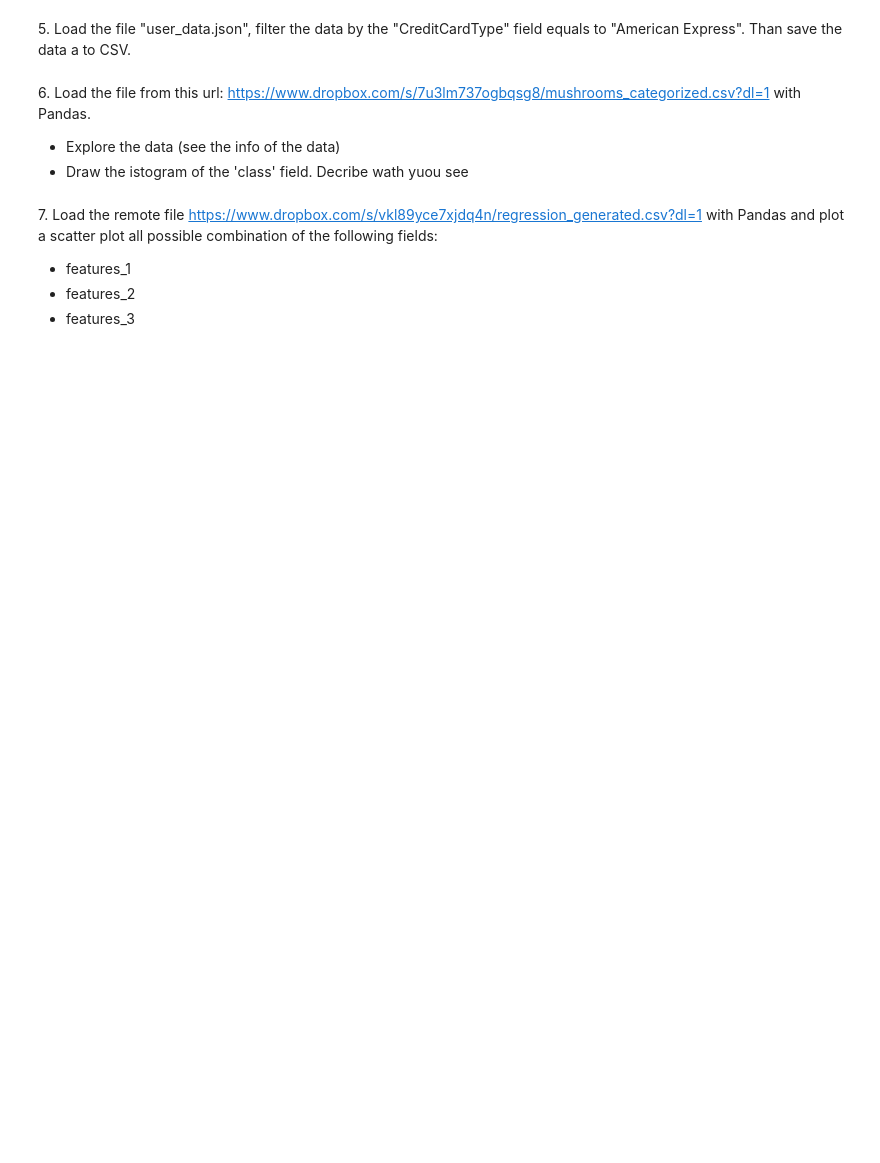
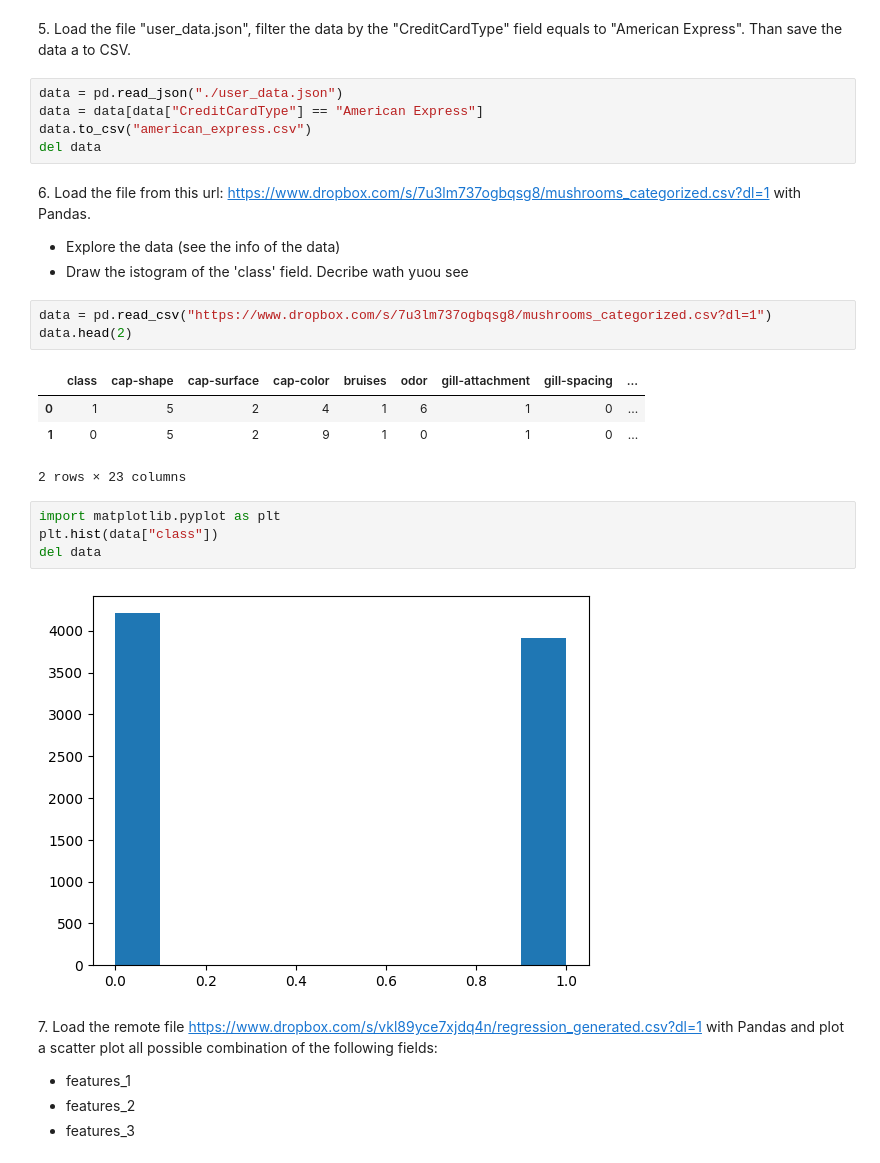
Before and after one commit to paololapo/LaboratoryOfComputationalPhysics_Y6, a Jupyter notebook: 05ex_OSEMN.ipynb, the cells around one changed output. Drawn from its saved outputs; the diff is of its cells as text; blank space fills up the shorter version.

```diff
--- a/05ex_OSEMN.ipynb
+++ b/05ex_OSEMN.ipynb
@@ -71,9 +71,28 @@ for line in f:
 # %% [markdown]
 5\. Load the file "user_data.json", filter the data by the "CreditCardType" field equals to "American Express". Than save the data a to CSV.
+# %%
+data = pd.read_json("./user_data.json")
+data = data[data["CreditCardType"] == "American Express"]
+data.to_csv("american_express.csv")
+del data
 # %% [markdown]
 6\. Load the file from this url: [https://www.dropbox.com/s/7u3lm737ogbqsg8/mushrooms_categorized.csv?dl=1](https://www.dropbox.com/s/7u3lm737ogbqsg8/mushrooms_categorized.csv?dl=1) with Pandas.
 + Explore the data (see the info of the data)
 + Draw the istogram of the 'class' field. Decribe wath yuou see
+# %%
+data = pd.read_csv("https://www.dropbox.com/s/7u3lm737ogbqsg8/mushrooms_categorized.csv?dl=1")
+data.head(2)
+# %% [output]
+|  | class | cap-shape | cap-surface | cap-color | bruises | odor | gill-attachment | gill-spacing | ... |
+| 0 | 1 | 5 | 2 | 4 | 1 | 6 | 1 | 0 | ... |
+| 1 | 0 | 5 | 2 | 9 | 1 | 0 | 1 | 0 | ... |
+2 rows × 23 columns
+# %%
+import matplotlib.pyplot as plt
+plt.hist(data["class"])
+del data
+# %% [output]
+[figure, added]
 # %% [markdown]
 7\. Load the remote file [https://www.dropbox.com/s/vkl89yce7xjdq4n/regression_generated.csv?dl=1](https://www.dropbox.com/s/vkl89yce7xjdq4n/regression_generated.csv?dl=1) with Pandas and plot a scatter plot all possible combination of the following fields:
 
```
Also changed, not shown: parts of 4 cells of this notebook, 2 other files.
